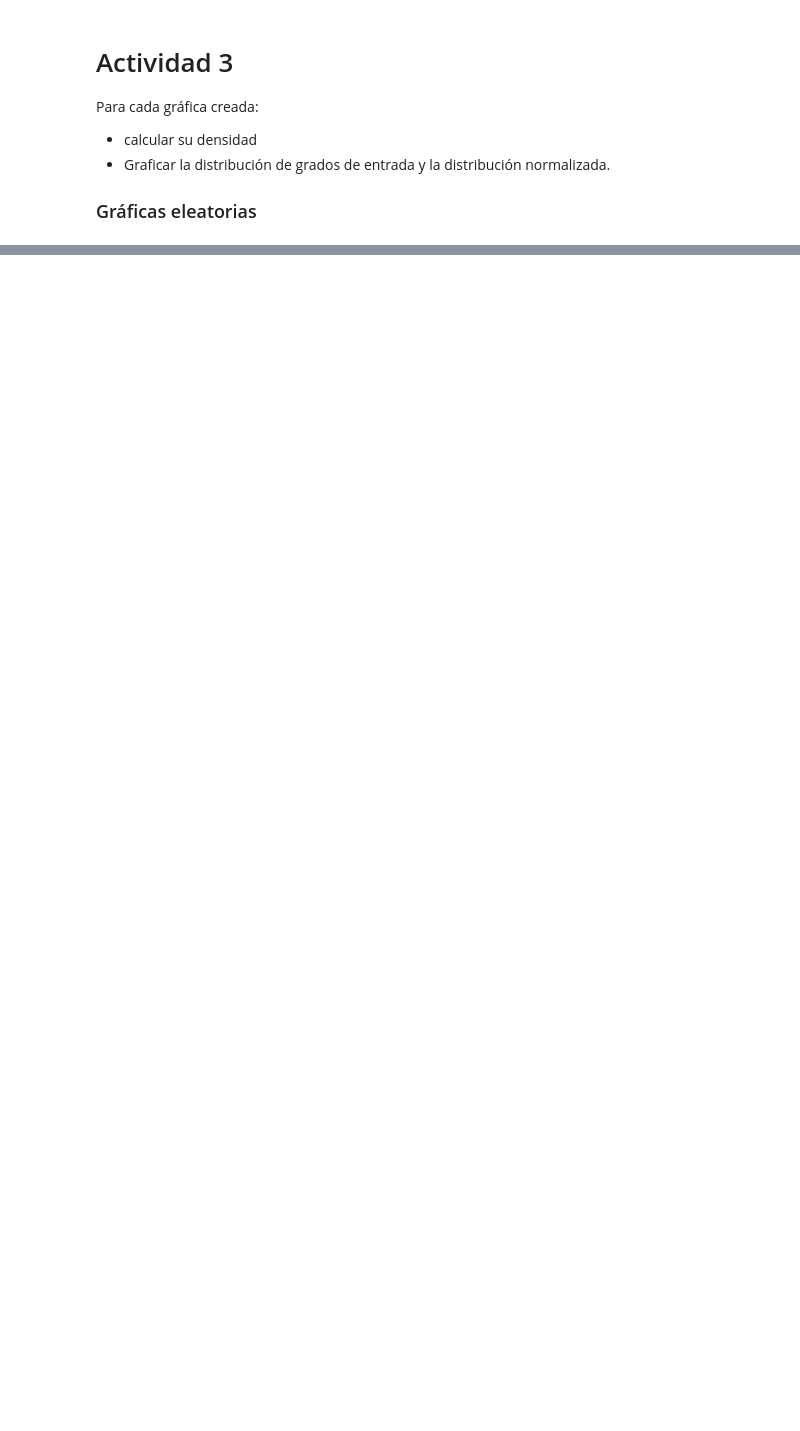
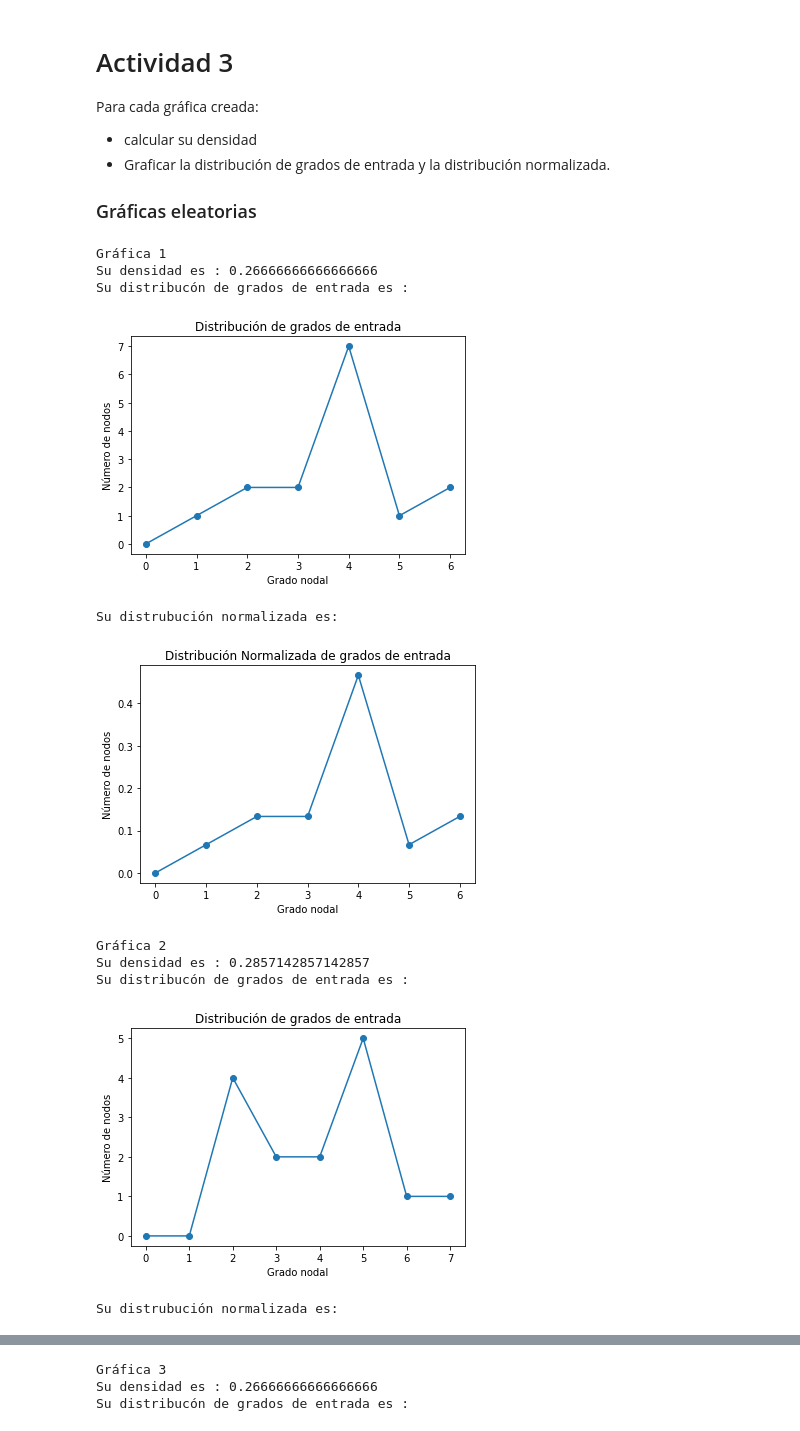
Before and after one commit to Moshibit/UAML-CR-20P, a Jupyter notebook: Práctica 2.ipynb, the cells around one changed output, grey strips where cells are left out. Cells and saved outputs as stored; diff of their text form; code cells hidden in the pictures; blank space fills up the shorter version.

```diff
--- a/Práctica 2.ipynb
+++ b/Práctica 2.ipynb
@@ -605,3 +677,29 @@ Para cada gráfica creada:
 * Graficar la distribución de grados de entrada y la distribución normalizada.
 
 ### Gráficas eleatorias
+# %%
+i = 0
+for g in g_r:
+    print("Gráfica", i+1)
+    print("Su densidad es :", densidad(g))
+    dist = dist_grados_de_entrada(g)
+    print("Su distribucón de grados de entrada es :")
+    dist = dist_grados_de_entrada(g)
+    grafica_distr_entrada(dist)
+    print("Su distrubución normalizada es:")
+    dist_n = dist_normalizada_entrada(g)
+    grafica_distr_norm_entrada(dist_n)
+    print("")
+    i += 1
+# %% [output]
+Gráfica 1
+Su densidad es : 0.26666666666666666
+Su distribucón de grados de entrada es :
+[figure, added]
+Su distrubución normalizada es:
+[figure, added]
+Gráfica 2
+Su densidad es : 0.2857142857142857
+Su distribucón de grados de entrada es :
+[figure, added]
+Su distrubución normalizada es:
@@ -607,0 +707,3 @@ Para cada gráfica creada:
+Gráfica 3
+Su densidad es : 0.26666666666666666
+Su distribucón de grados de entrada es :
```
Also changed, not shown: parts of 8 cells of this notebook.
